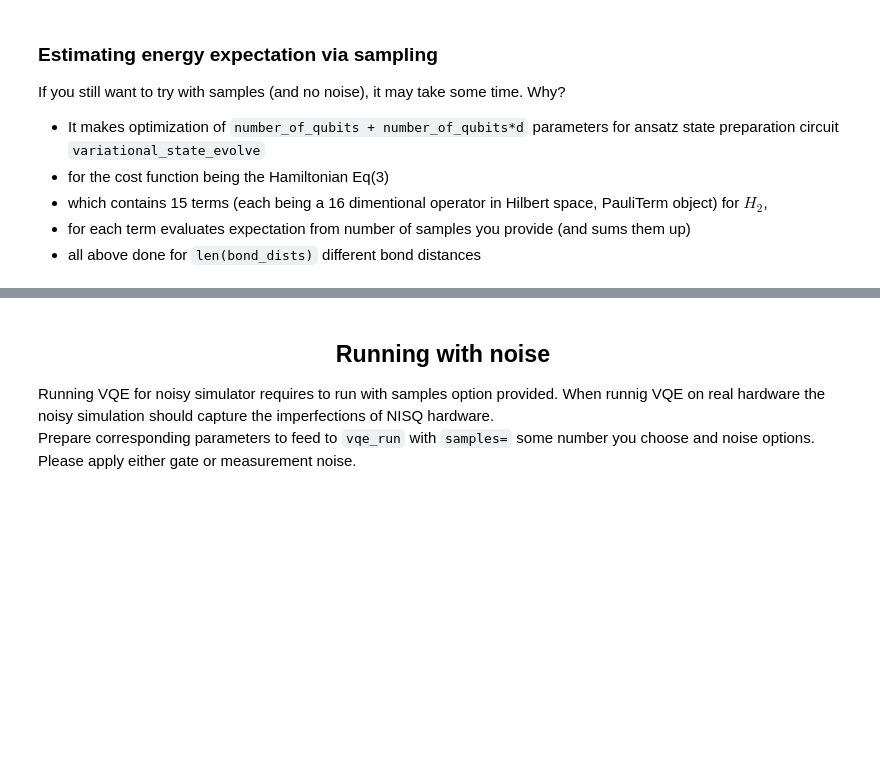
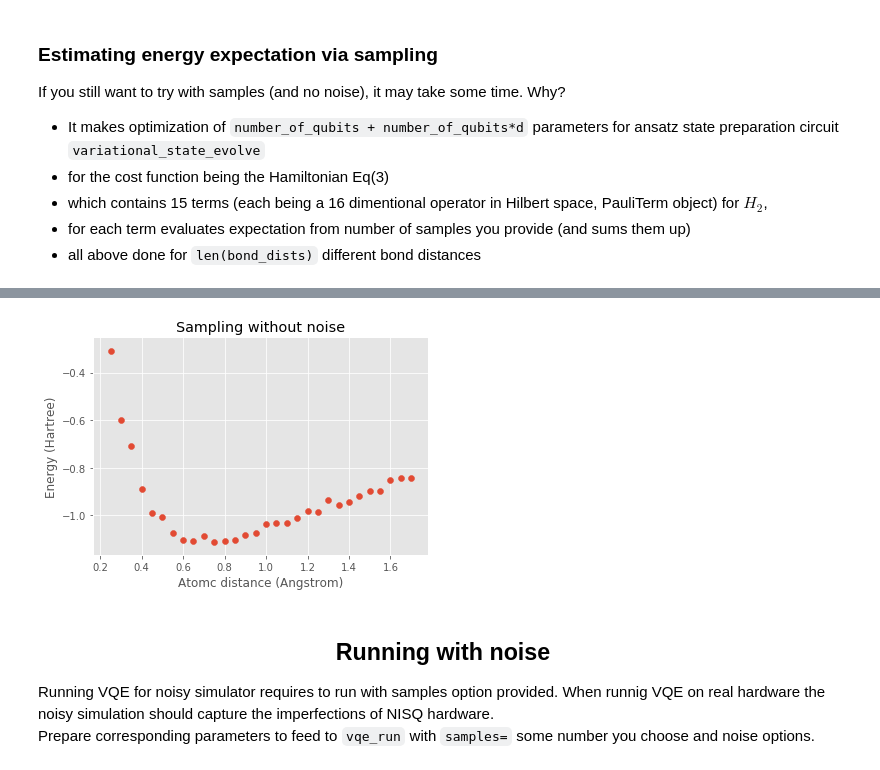
Before and after one commit to gate42qc/Tutorials, a Jupyter notebook: VQE/VQE_for_hydrogen_molecule_energy.ipynb, the cells around one changed output, grey strips where cells are left out. Cells and saved outputs as stored; diff of their text form; code cells hidden in the pictures; blank space fills up the shorter version.

```diff
--- a/VQE/VQE_for_hydrogen_molecule_energy.ipynb
+++ b/VQE/VQE_for_hydrogen_molecule_energy.ipynb
@@ -254,3 +258,7 @@ If you still want to try with samples (and no noise), it may take some time. Why
 * which contains 15 terms (each being a 16 dimentional operator in Hilbert space, PauliTerm object) for $H_2$,
 * for each term evaluates expectation from number of samples you provide (and sums them up)
 * all above done for `len(bond_dists)` different bond distances
+# %%
+qc_no_noise = get_qc("2q-qvm", noisy=False)
+# %%
+inst_samp = VQE(minimizer=minimize, minimizer_kwargs={'method': 'COBYLA'}) # 'BFGS'
@@ -256,0 +267,17 @@ If you still want to try with samples (and no noise), it may take some time. Why
+# %%
+# Returns the optimal parameters and minimum expecation
+start = time.time()
+print("-------------------starting optimization---------------------")
+
+# the VQE result at each interatomic distance is stored results_sampl
+results_sampl = [inst_samp.vqe_run(variational_state_evolve,
+                                     ham,
+                                     initial_params=initial_parameters,
+                                     qc=qc_no_noise,
+                                     samples=1000)
+                 for ham in hamiltonians]
+
+
+end = time.time()
+print("-------------------optimization done. elapsed time is:---------------------")
+print((end - start)/60, 'minutes')
@@ -257,6 +291,15 @@ If you still want to try with samples (and no noise), it may take some time. Why
+# %%
+plt.scatter(bond_dists, energies_sampl, label='vqe_sampling')
+plt.title('Sampling without noise')
+plt.xlabel('Atomc distance (Angstrom)')
+plt.ylabel('Energy (Hartree)')
+plt.savefig('images/H2_energy_samp_no_noise.png', format='png', dpi=1000)
+plt.show()
+# %% [output]
+[figure, added]
 # %% [markdown]
 ## <center> Running with noise </center>
 
 Running VQE for noisy simulator requires to run with samples option provided. When runnig VQE on real hardware the noisy simulation should capture the imperfections of NISQ hardware.
-Prepare corresponding parameters to feed to `vqe_run` with `samples=` some number you choose and noise options. Please apply either gate or measurement noise.
+Prepare corresponding parameters to feed to `vqe_run` with `samples=` some number you choose and noise options.
 # %%
```
Also changed, not shown: parts of 41 cells of this notebook, 6 other files.
